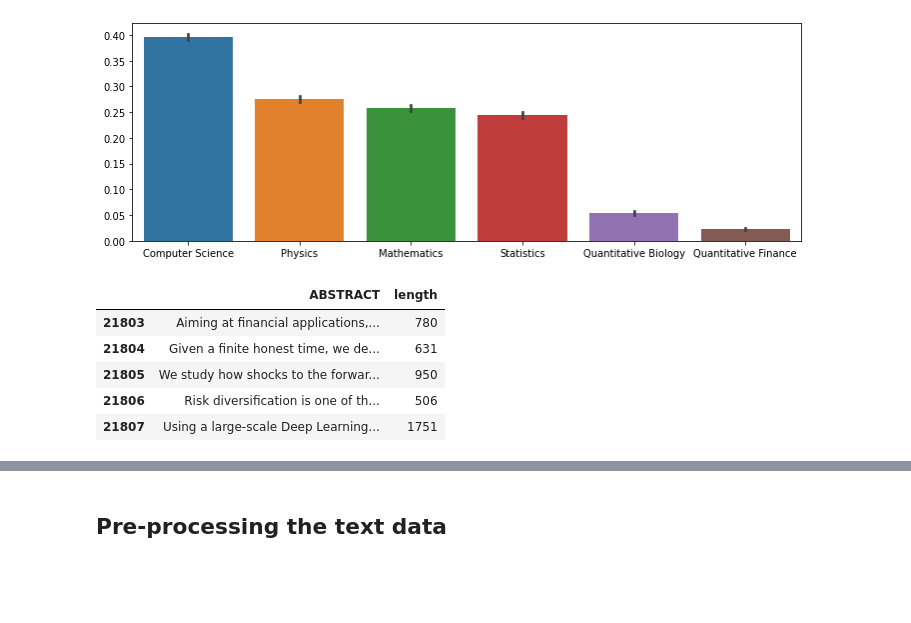
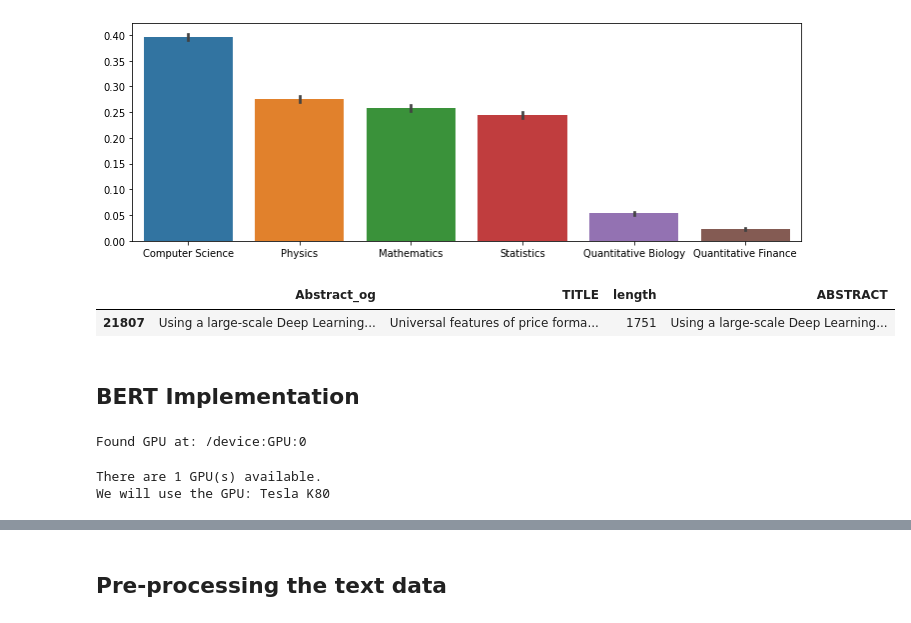
Before and after one commit to ishitashah23/AV-Janatahack-NLP-classification, a Jupyter notebook: Team TWDS_AV_NLP Hackathon.ipynb, the cells around one changed output, grey strips where cells are left out. Cells and saved outputs as stored; diff of their text form; code cells hidden in the pictures; blank space fills up the shorter version.

Commit message:
Added 'title' to 'abstract' to create BOW

```diff
--- a/Team TWDS_AV_NLP Hackathon.ipynb
+++ b/Team TWDS_AV_NLP Hackathon.ipynb
@@ -195,14 +199,15 @@ sns.barplot(data=train[labels]);
 # %%
 train.reset_index(drop=True,inplace=True)
 # %%
-X = train[['ABSTRACT','length']]
+X = train[['ABSTRACT','TITLE','length']]
 y = train [labels].values
+X.rename({'ABSTRACT' : 'Abstract_og'},axis=1,inplace=True)
+# %%
+X['ABSTRACT'] = X['Abstract_og'].str.cat(train['TITLE'], sep =" ")
 # %%
-X.tail()
+X.tail(1)
 # %% [output]
-|  | ABSTRACT | length |
-| 21803 | Aiming at financial applications,... | 780 |
-| 21804 | Given a finite honest time, we de... | 631 |
-| 21805 | We study how shocks to the forwar... | 950 |
-| 21806 | Risk diversification is one of th... | 506 |
-| 21807 | Using a large-scale Deep Learning... | 1751 |
+|  | Abstract_og | TITLE | length | ABSTRACT |
+| 21807 | Using a large-scale Deep Learning... | Universal features of price forma... | 1751 | Using a large-scale Deep Learning... |
+# %% [markdown]
+## BERT Implementation
@@ -208,0 +217,34 @@ X.tail()
+# %%
+#Using colab GPU
+import tensorflow as tf
+
+# Get the GPU device name.
+device_name = tf.test.gpu_device_name()
+
+# The device name should look like the following:
+if device_name == '/device:GPU:0':
+    print('Found GPU at: {}'.format(device_name))
+else:
+    raise SystemError('GPU device not found')
+# %% [output]
+Found GPU at: /device:GPU:0
+# %%
+import torch
+
+# If there's a GPU available...
+if torch.cuda.is_available():
+
+    # Tell PyTorch to use the GPU.
+    device = torch.device("cuda")
+
+    print('There are %d GPU(s) available.' % torch.cuda.device_count())
+
+    print('We will use the GPU:', torch.cuda.get_device_name(0))
+
+# If not...
+else:
+    print('No GPU available, using the CPU instead.')
+    device = torch.device("cpu")
+# %% [output]
+There are 1 GPU(s) available.
+We will use the GPU: Tesla K80
```
Also changed, not shown: parts of 65 cells of this notebook, 1 other file.
